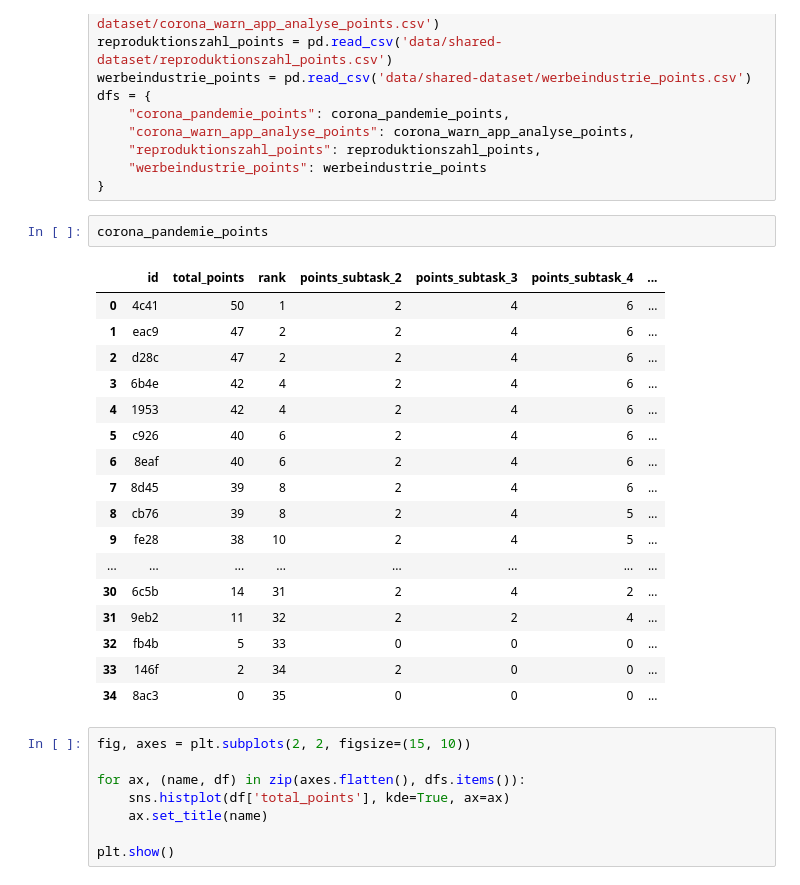
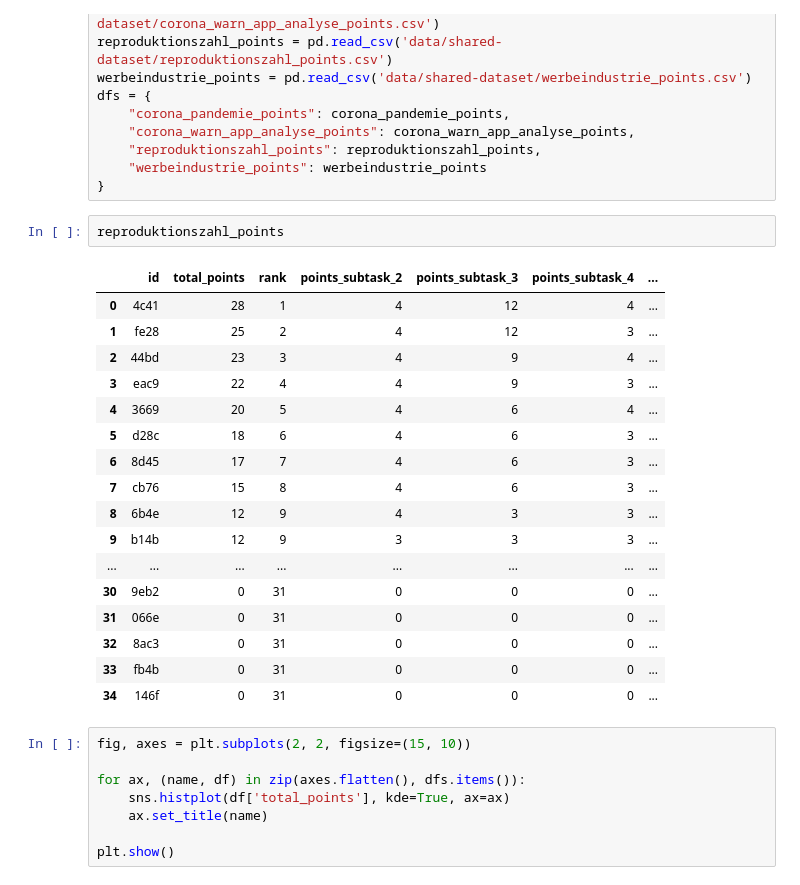
Before and after one commit to cortex359/matse-aachen.seminararbeit, a Jupyter notebook: overview.ipynb, the cells around one changed output. Cells and saved outputs as stored; diff of their text form.

```diff
--- a/overview.ipynb
+++ b/overview.ipynb
@@ -17,25 +17,25 @@ dfs = {
     "werbeindustrie_points": werbeindustrie_points
 }
 # %%
-corona_pandemie_points
+reproduktionszahl_points
 # %% [output]
 |  | id | total_points | rank | points_subtask_2 | points_subtask_3 | points_subtask_4 | ... |
-| 0 | 4c41 | 50 | 1 | 2 | 4 | 6 | ... |
-| 1 | eac9 | 47 | 2 | 2 | 4 | 6 | ... |
-| 2 | d28c | 47 | 2 | 2 | 4 | 6 | ... |
-| 3 | 6b4e | 42 | 4 | 2 | 4 | 6 | ... |
-| 4 | 1953 | 42 | 4 | 2 | 4 | 6 | ... |
-| 5 | c926 | 40 | 6 | 2 | 4 | 6 | ... |
-| 6 | 8eaf | 40 | 6 | 2 | 4 | 6 | ... |
-| 7 | 8d45 | 39 | 8 | 2 | 4 | 6 | ... |
-| 8 | cb76 | 39 | 8 | 2 | 4 | 5 | ... |
-| 9 | fe28 | 38 | 10 | 2 | 4 | 5 | ... |
+| 0 | 4c41 | 28 | 1 | 4 | 12 | 4 | ... |
+| 1 | fe28 | 25 | 2 | 4 | 12 | 3 | ... |
+| 2 | 44bd | 23 | 3 | 4 | 9 | 4 | ... |
+| 3 | eac9 | 22 | 4 | 4 | 9 | 3 | ... |
+| 4 | 3669 | 20 | 5 | 4 | 6 | 4 | ... |
+| 5 | d28c | 18 | 6 | 4 | 6 | 3 | ... |
+| 6 | 8d45 | 17 | 7 | 4 | 6 | 3 | ... |
+| 7 | cb76 | 15 | 8 | 4 | 6 | 3 | ... |
+| 8 | 6b4e | 12 | 9 | 4 | 3 | 3 | ... |
+| 9 | b14b | 12 | 9 | 3 | 3 | 3 | ... |
 | ... | ... | ... | ... | ... | ... | ... | ... |
-| 30 | 6c5b | 14 | 31 | 2 | 4 | 2 | ... |
-| 31 | 9eb2 | 11 | 32 | 2 | 2 | 4 | ... |
-| 32 | fb4b | 5 | 33 | 0 | 0 | 0 | ... |
-| 33 | 146f | 2 | 34 | 2 | 0 | 0 | ... |
-| 34 | 8ac3 | 0 | 35 | 0 | 0 | 0 | ... |
+| 30 | 9eb2 | 0 | 31 | 0 | 0 | 0 | ... |
+| 31 | 066e | 0 | 31 | 0 | 0 | 0 | ... |
+| 32 | 8ac3 | 0 | 31 | 0 | 0 | 0 | ... |
+| 33 | fb4b | 0 | 31 | 0 | 0 | 0 | ... |
+| 34 | 146f | 0 | 31 | 0 | 0 | 0 | ... |
 # %%
 fig, axes = plt.subplots(2, 2, figsize=(15, 10))
 
```
Also changed, not shown: 3 other files.
